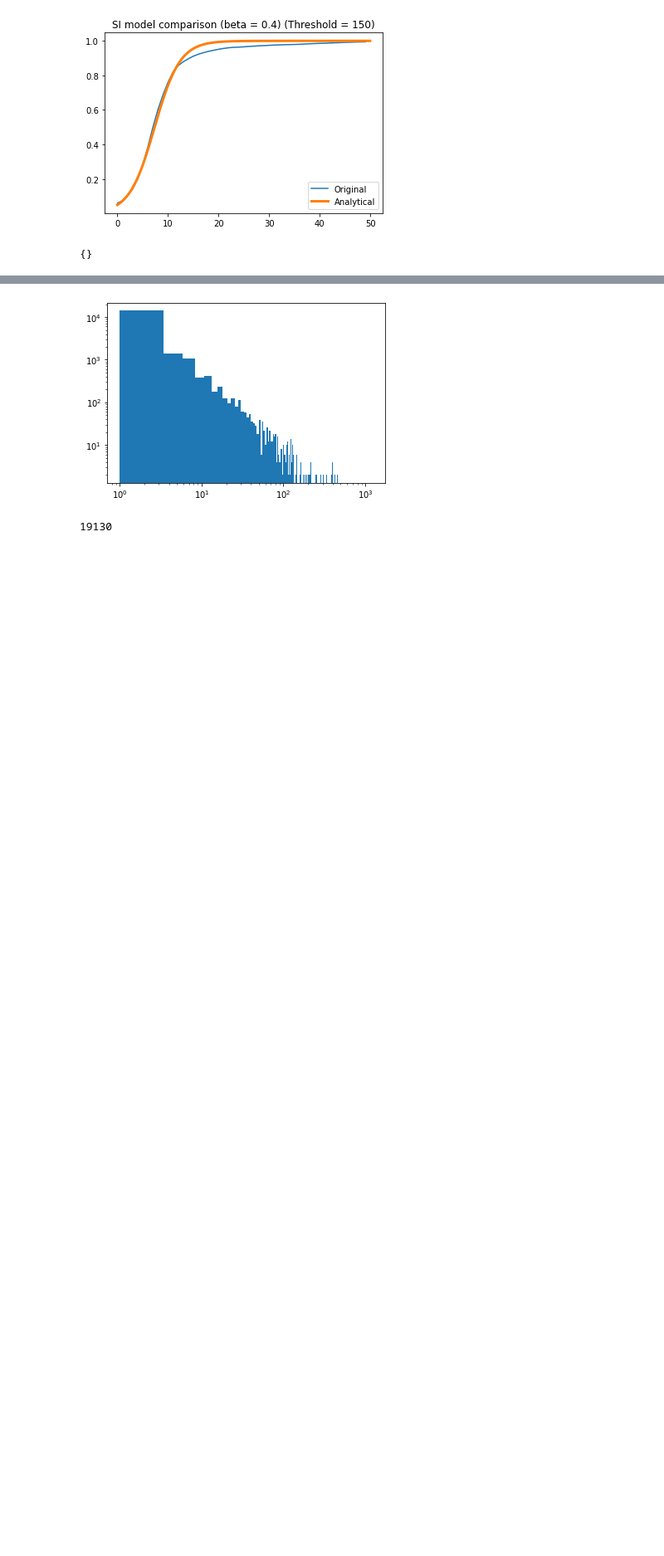
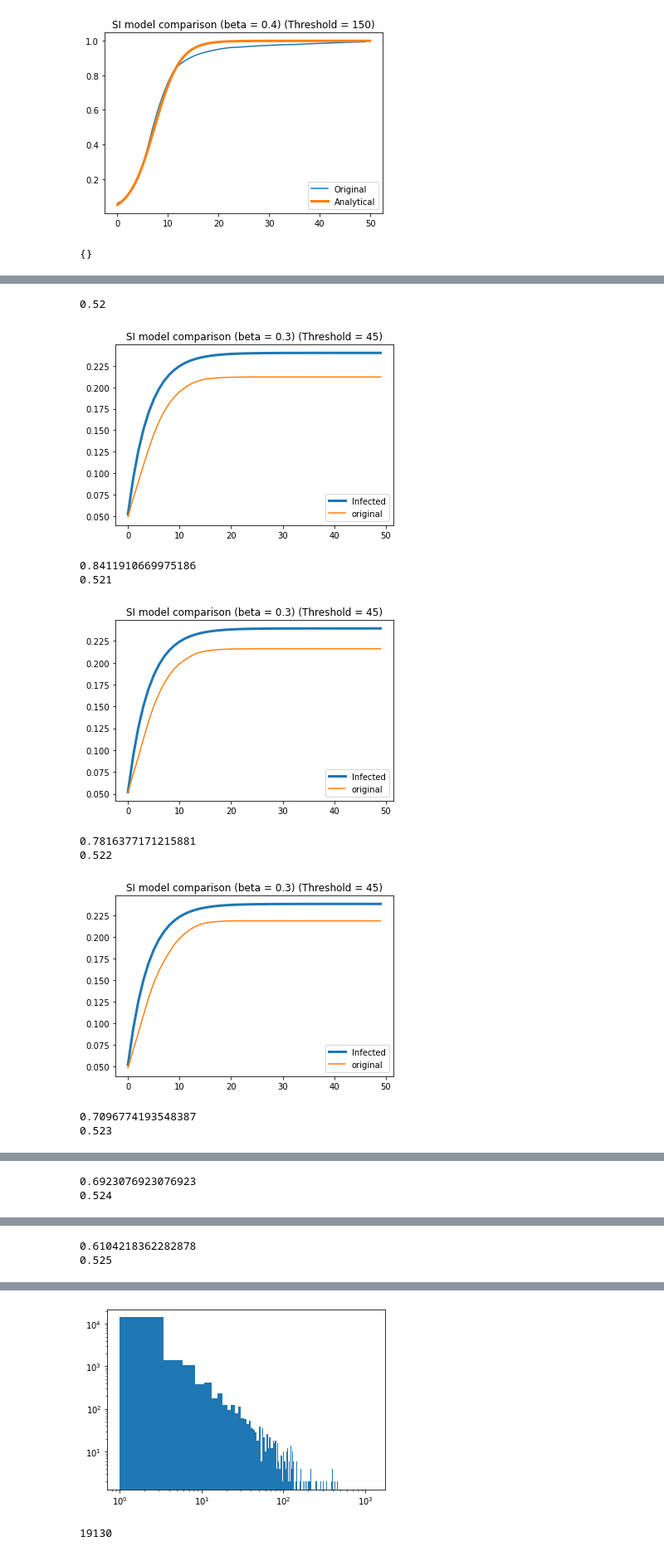
Before and after one commit to Dellapino/MSci-Project, a Jupyter notebook: testing neuro SIR model.ipynb, the cells around one changed output, grey strips where cells are left out. Shown at 83% size. Cells and saved outputs as stored; diff of their text form; code cells hidden in the pictures; blank space fills up the shorter version.

```diff
--- a/testing neuro SIR model.ipynb
+++ b/testing neuro SIR model.ipynb
@@ -101,0 +138,29 @@ G.nodes['1467']
+# %%
+for i in range(520,531):
+
+    print(i/1000)
+
+    simulation_params = {}
+    simulation_params['Time'] = 50
+    simulation_params['Initial'] = 0.05
+    simulation_params['Beta'] = 0.3
+    simulation_params['Gamma'] = i/1000
+    simulation_params['Runs'] = 100
+    simulation_params['Threshold'] = 45
+    simulation_params['Increment'] = 0.1
+
+    #sir.comparison(G, simulation_params, 'Original')
+    G = nm.build_nxgraph(dataset_paths[0], False)
+    G = sir.comparison(G, simulation_params, 'original')
+    print(sir.check_susecptible(G))
+# %% [output]
+0.52
+[figure, added]
+0.8411910669975186
+0.521
+[figure, added]
+0.7816377171215881
+0.522
+[figure, added]
+0.7096774193548387
+0.523
@@ -101,0 +168,2 @@ G.nodes['1467']
+0.6923076923076923
+0.524
@@ -101,0 +171,2 @@ G.nodes['1467']
+0.6104218362282878
+0.525
```
Also changed, not shown: parts of 18 cells of this notebook, 6 other files.
